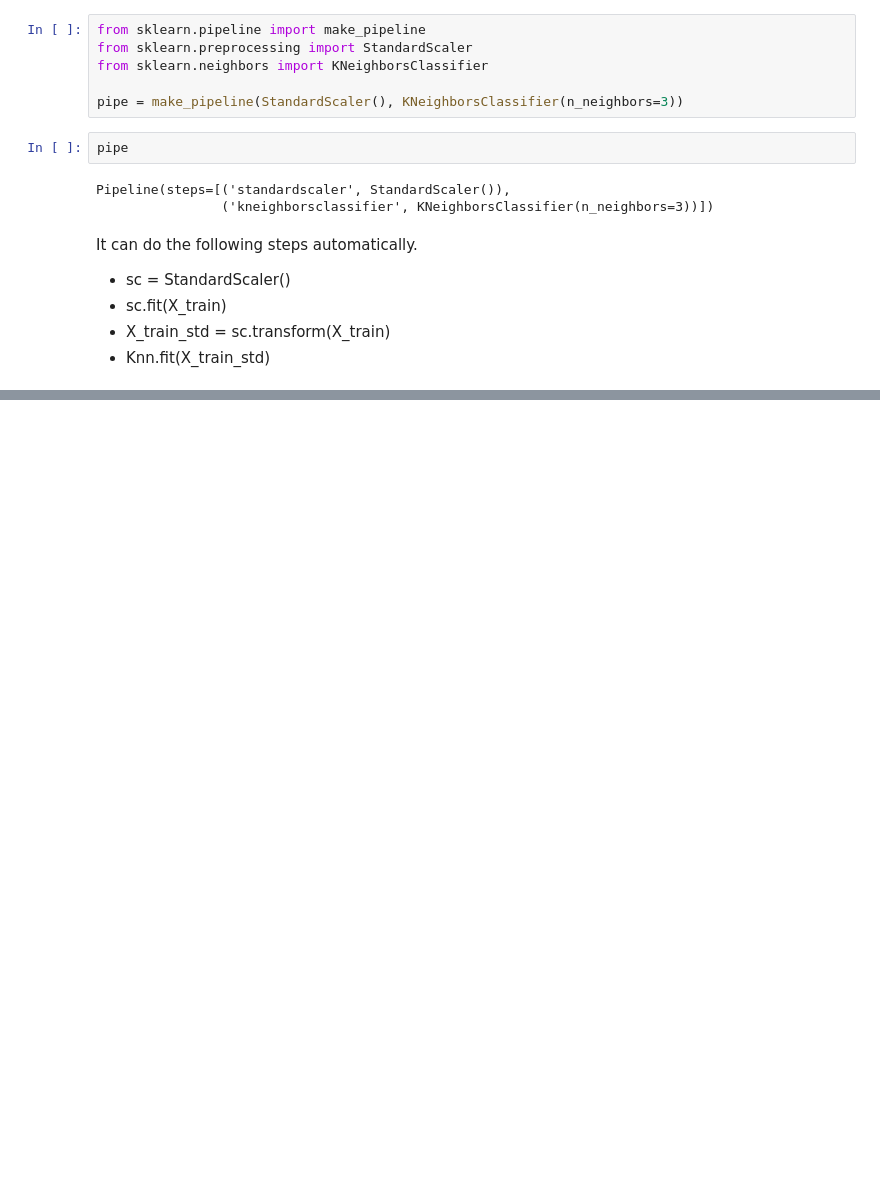
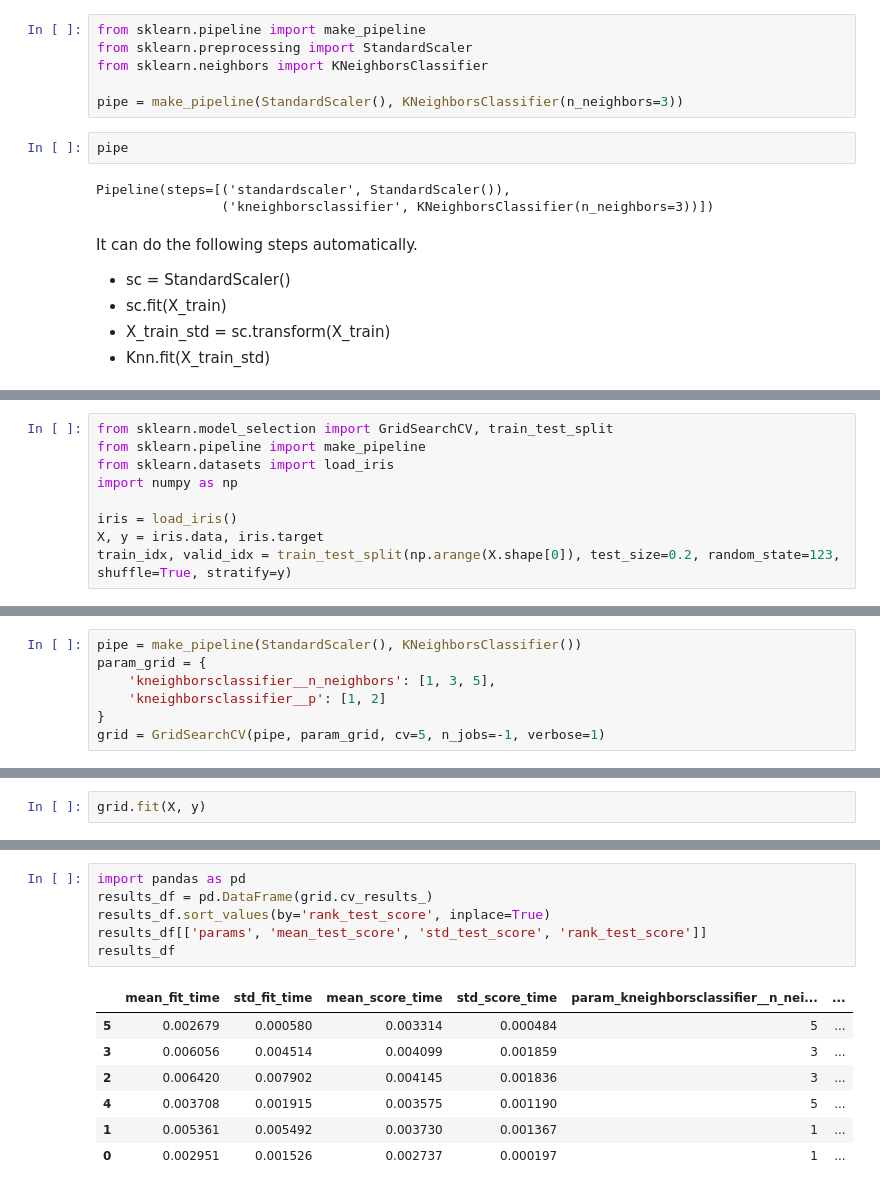
Before and after one commit to sajithsajith/learning-journal, a Jupyter notebook: AI/sebastian_raschka/sklearn_pipelines.ipynb, the cells around one changed output, grey strips where cells are left out. Drawn from its saved outputs; the diff is of its cells as text; blank space fills up the shorter version.

```diff
--- a/AI/sebastian_raschka/sklearn_pipelines.ipynb
+++ b/AI/sebastian_raschka/sklearn_pipelines.ipynb
@@ -19,0 +30,9 @@ It can do the following steps automatically.
+# %%
+from sklearn.model_selection import GridSearchCV, train_test_split
+from sklearn.pipeline import make_pipeline
+from sklearn.datasets import load_iris
+import numpy as np
+
+iris = load_iris()
+X, y = iris.data, iris.target
+train_idx, valid_idx = train_test_split(np.arange(X.shape[0]), test_size=0.2, random_state=123, shuffle=True, stratify=y)
@@ -19,0 +43,7 @@ It can do the following steps automatically.
+# %%
+pipe = make_pipeline(StandardScaler(), KNeighborsClassifier())
+param_grid = {
+    'kneighborsclassifier__n_neighbors': [1, 3, 5],
+    'kneighborsclassifier__p': [1, 2]
+}
+grid = GridSearchCV(pipe, param_grid, cv=5, n_jobs=-1, verbose=1)
@@ -19,0 +54,2 @@ It can do the following steps automatically.
+# %%
+grid.fit(X, y)
@@ -19,0 +111,14 @@ It can do the following steps automatically.
+# %%
+import pandas as pd
+results_df = pd.DataFrame(grid.cv_results_)
+results_df.sort_values(by='rank_test_score', inplace=True)
+results_df[['params', 'mean_test_score', 'std_test_score', 'rank_test_score']]
+results_df
+# %% [output]
+|  | mean_fit_time | std_fit_time | mean_score_time | std_score_time | param_kneighborsclassifier__n_nei... | ... |
+| 5 | 0.002679 | 0.000580 | 0.003314 | 0.000484 | 5 | ... |
+| 3 | 0.006056 | 0.004514 | 0.004099 | 0.001859 | 3 | ... |
+| 2 | 0.006420 | 0.007902 | 0.004145 | 0.001836 | 3 | ... |
+| 4 | 0.003708 | 0.001915 | 0.003575 | 0.001190 | 5 | ... |
+| 1 | 0.005361 | 0.005492 | 0.003730 | 0.001367 | 1 | ... |
+| 0 | 0.002951 | 0.001526 | 0.002737 | 0.000197 | 1 | ... |
```
Also changed, not shown: parts of 9 cells of this notebook, 1 other file.
